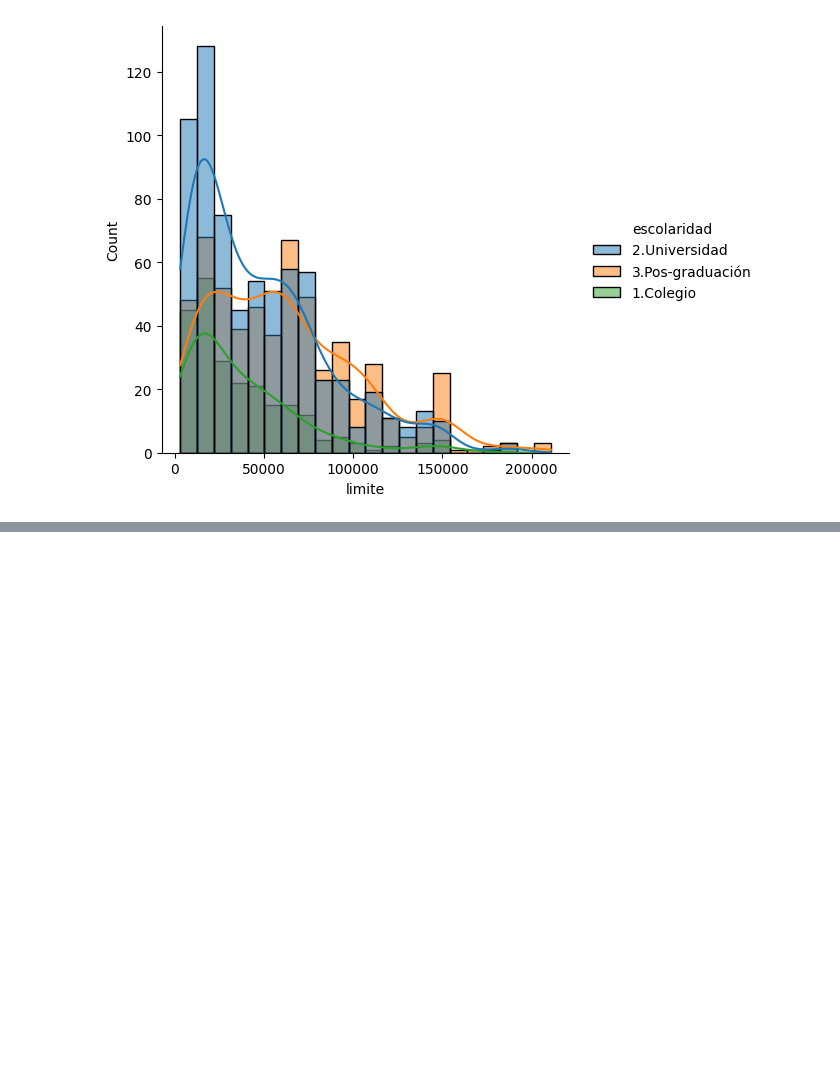
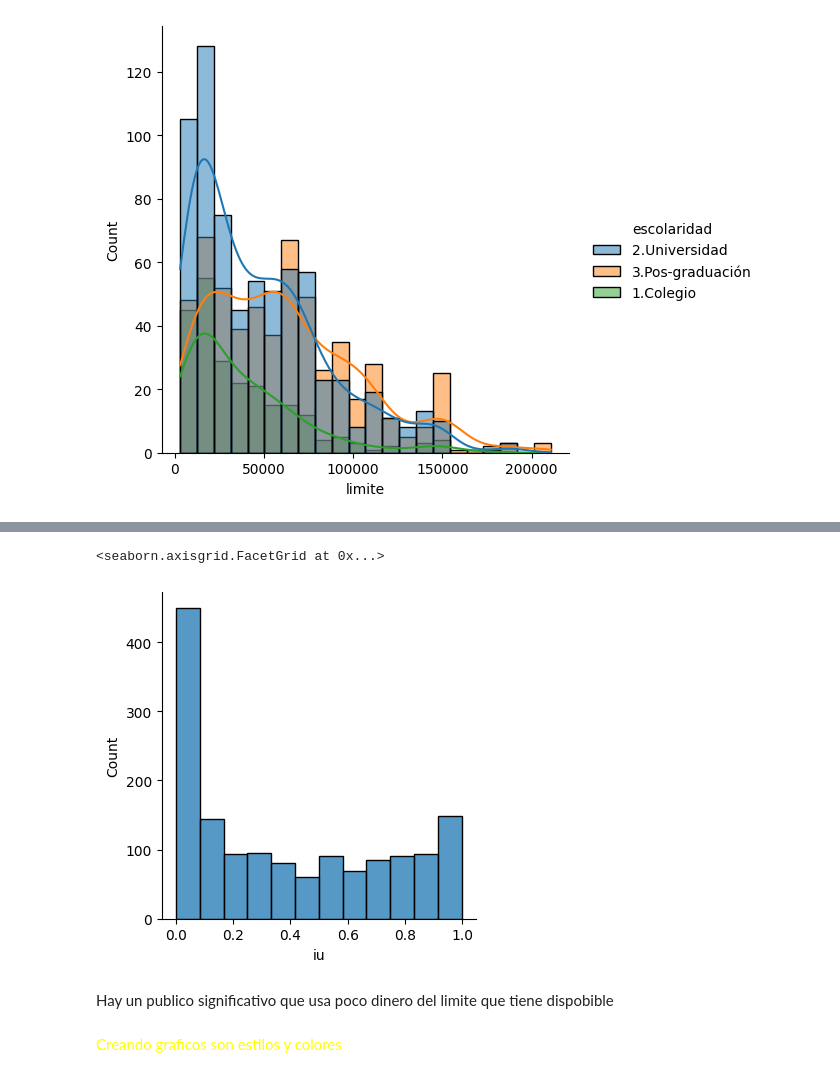
Before and after one commit to AngelMasterr/Python-para-Data-Science, a Jupyter notebook: Data_Visualization - Explorando_con_Seaborn/Empezando_con_seaborn.ipynb, the cells around one changed output, grey strips where cells are left out. Cells and saved outputs as stored; diff of their text form; code cells hidden in the pictures; blank space fills up the shorter version.

```diff
--- a/Data_Visualization - Explorando_con_Seaborn/Empezando_con_seaborn.ipynb
+++ b/Data_Visualization - Explorando_con_Seaborn/Empezando_con_seaborn.ipynb
@@ -44,0 +51,4 @@ sns.displot(data=tarjetas, x='limite', hue='escolaridad', kde=True);
+# %%
+# Crear columna que indique el porcentaje que uso segun el limite disponible
+tarjetas['iu'] = tarjetas['valor_factura'] / tarjetas['limite']
+tarjetas.head(10)
@@ -44,0 +67,9 @@ sns.displot(data=tarjetas, x='limite', hue='escolaridad', kde=True);
+# %%
+sns.displot(data=tarjetas, x='iu', height=4)
+# %% [output]
+<seaborn.axisgrid.FacetGrid at 0x...>
+[figure, added]
+# %% [markdown]
+Hay un publico significativo que usa poco dinero del limite que tiene dispobible
+# %% [markdown]
+<font color= yellow> Creando graficos son estilos y colores
```
Also changed, not shown: parts of 6 cells of this notebook.
